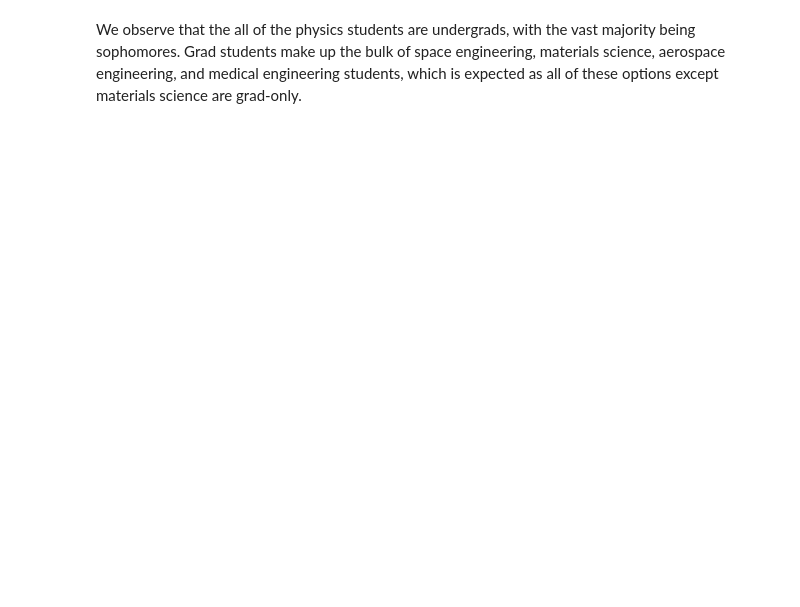
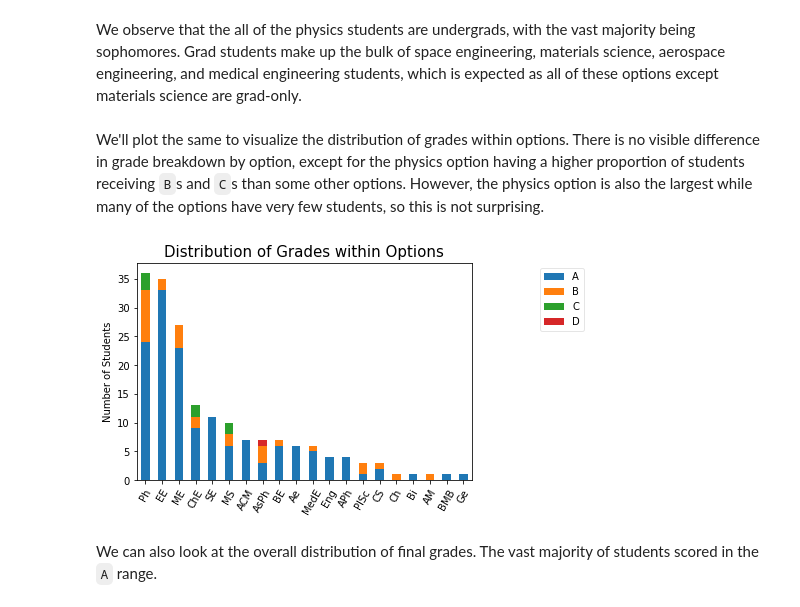
Before and after one commit to amandaliusa/piazza-network-analysis, a Jupyter notebook: visualizations_p_nodes_bar.ipynb, the cells around one changed output. Cells and saved outputs as stored; diff of their text form; code cells hidden in the pictures; blank space fills up the shorter version.

Commit message:
Add visualizations for p_nodes

```diff
--- a/visualizations_p_nodes_bar.ipynb
+++ b/visualizations_p_nodes_bar.ipynb
@@ -480,0 +264,8 @@ We observe that the all of the physics students are undergrads, with the vast ma
+# %% [markdown]
+We'll plot the same to visualize the distribution of grades within options. There is no visible difference in grade breakdown by option, except for the physics option having a higher proportion of students receiving `B`s and `C`s than some other options. However, the physics option is also the largest while many of the options have very few students, so this is not surprising.
+# %%
+stacked_bar_chart(mod_p_nodes, 'Option', 'Grade', 'Distribution of Grades within Options', rotation=60, sort=True)
+# %% [output]
+[figure, added]
+# %% [markdown]
+We can also look at the overall distribution of final grades. The vast majority of students scored in the `A` range.
```
Also changed, not shown: parts of 29 cells of this notebook.
